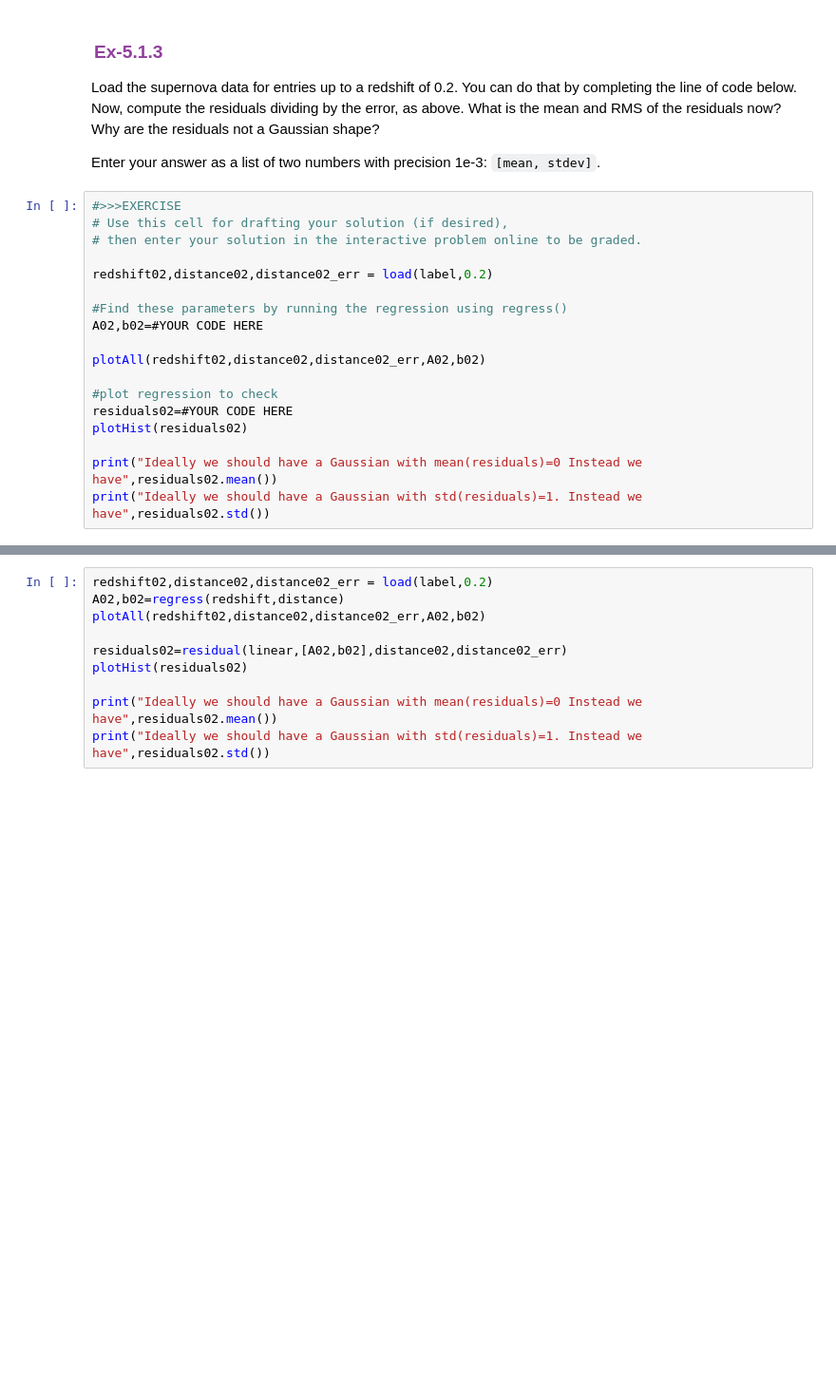
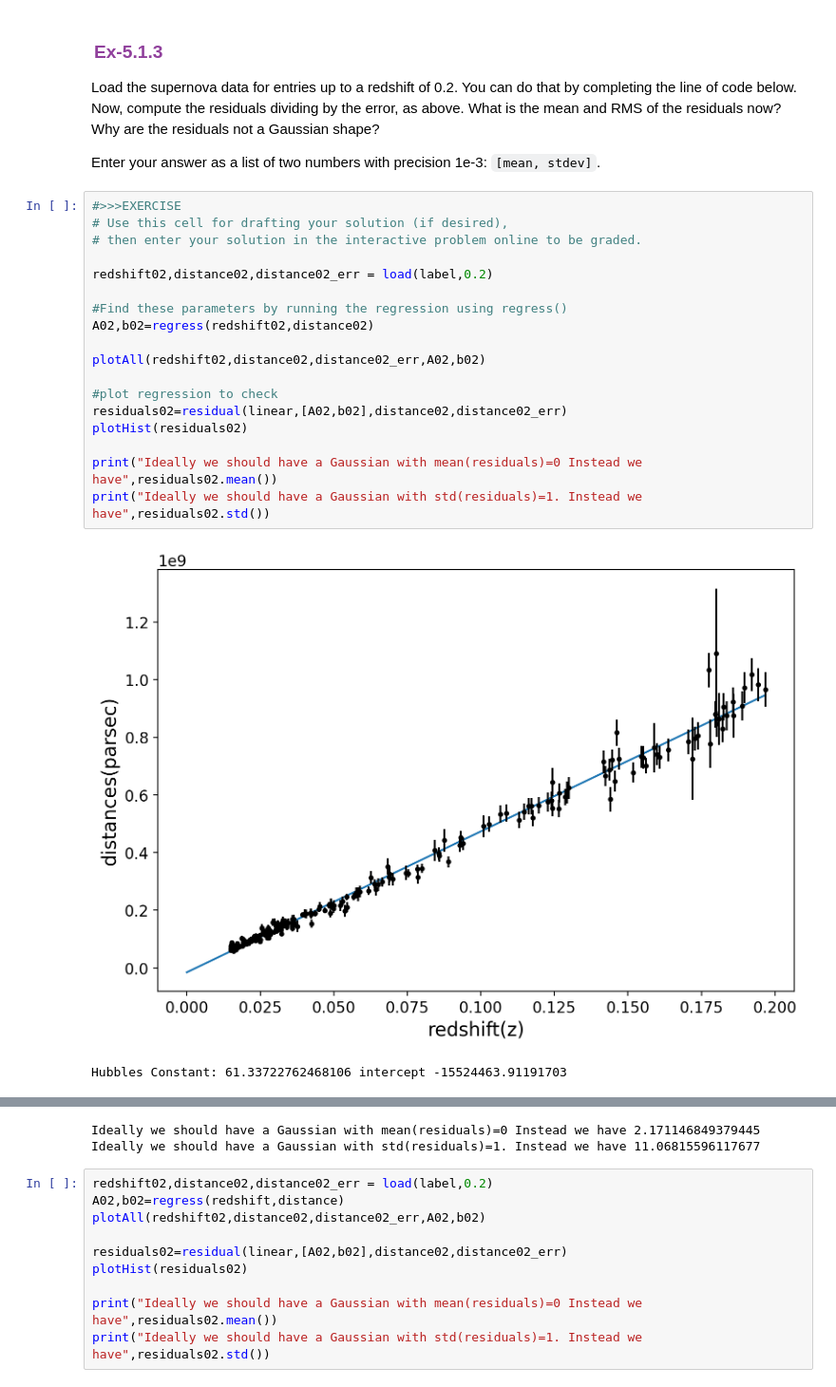
Before and after one commit to mit-physics-data/lectures, a Jupyter notebook: lecture5/8316_L05_MAIN.ipynb, the cells around one changed output, grey strips where cells are left out. Shown at 95% size. Saved outputs shown, nothing was run; the diff lists cells and outputs as text; blank space fills up the shorter version.

```diff
--- a/lecture5/8316_L05_MAIN.ipynb
+++ b/lecture5/8316_L05_MAIN.ipynb
@@ -386,18 +395,21 @@ Enter your answer as a list of two numbers with precision 1e-3: `[mean, stdev]`.
 # %%
 #>>>EXERCISE
 # Use this cell for drafting your solution (if desired),
 # then enter your solution in the interactive problem online to be graded.
 
 redshift02,distance02,distance02_err = load(label,0.2)
 
 #Find these parameters by running the regression using regress()
-A02,b02=#YOUR CODE HERE
+A02,b02=regress(redshift02,distance02)
 
 plotAll(redshift02,distance02,distance02_err,A02,b02)
 
 #plot regression to check
-residuals02=#YOUR CODE HERE
+residuals02=residual(linear,[A02,b02],distance02,distance02_err)
 plotHist(residuals02)
 
 print("Ideally we should have a Gaussian with mean(residuals)=0 Instead we have",residuals02.mean())
 print("Ideally we should have a Gaussian with std(residuals)=1. Instead we have",residuals02.std())
+# %% [output]
+[figure, added]
+Hubbles Constant: 61.33722762468106 intercept -15524463.91191703
@@ -404,3 +417,5 @@ print("Ideally we should have a Gaussian with std(residuals)=1. Instead we have"
+Ideally we should have a Gaussian with mean(residuals)=0 Instead we have 2.171146849379445
+Ideally we should have a Gaussian with std(residuals)=1. Instead we have 11.06815596117677
 # %%
 redshift02,distance02,distance02_err = load(label,0.2)
 A02,b02=regress(redshift,distance)
```
Also changed, not shown: parts of 17 cells of this notebook.
